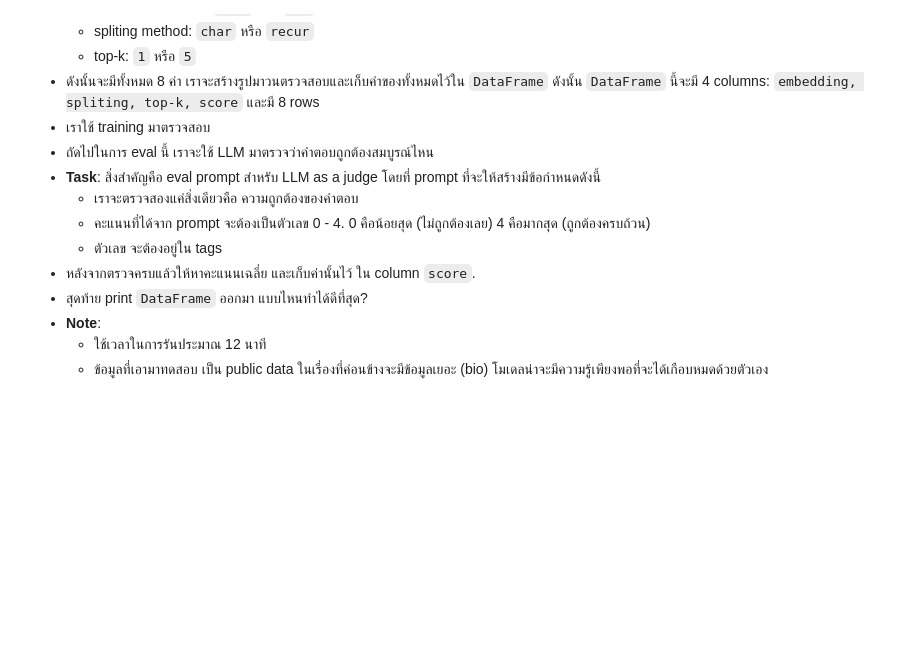
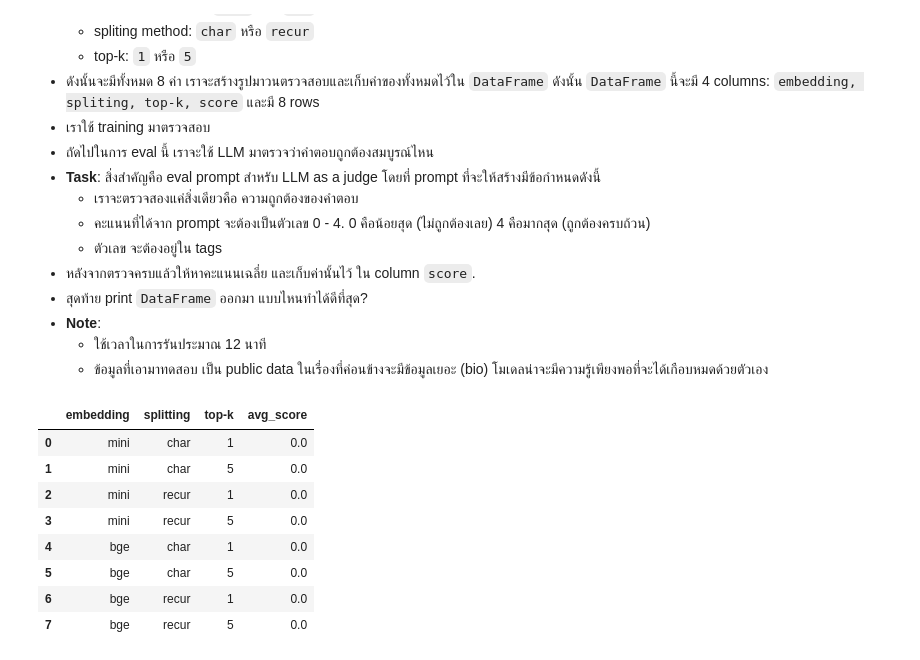
Before and after one commit to SabigBenmumin/SF323_hw, a Jupyter notebook: SF323_CN408_HW4_RAG.ipynb, the cells around one changed output. Saved outputs shown, nothing was run; the diff lists cells and outputs as text; code cells hidden in the pictures; blank space fills up the shorter version.

```diff
--- a/SF323_CN408_HW4_RAG.ipynb
+++ b/SF323_CN408_HW4_RAG.ipynb
@@ -508,6 +511,12 @@ for doc in tqdm(embedded_docs):
         records = []
         for x in range(len(ids)):
             ## **Fill in your code below**
+            records.append({
+                'id': ids[x],
+                'values': em_chunk[x].tolist(),
+                'metadata': metadatas[x]
+            })
+
 
 
 
@@ -537,7 +557,7 @@ pinecone = Pinecone(api_key=userdata.get('pinecone_key'))
 INDEX_NAME = 'hw4-rag'
 indexs = {}
 for doc in embedded_list:
-    indexs[doc] = pinecone.Index(INDEX_NAME +'-'+ doc)
+    indexs[doc] = pinecone.Index(INDEX_NAME + doc)
 # %% [markdown]
 - เติม code ในช่องด้านล่าง เพื่อ retrieve documents จาก vector database
   1. เอา query ไป embed ด้วย `embed_model`
@@ -547,10 +567,12 @@ for doc in embedded_list:
 # %%
 def retrieve_docs(query, embed_model, index, top_k):
     ## Embedding the query
-    embed_query = ...
+    embed_query = embed_model.encode(query).tolist()
 
     ## Retrieve documents
-    retrieved_docs = ...
+    retrieved_docs = index.query(vector=embed_query,
+                                 top_k=top_k,
+                                 include_metadata=True)
 
     # Get the actual text
     texts = [r['metadata']['text'] for r in retrieved_docs['matches']]
@@ -567,3 +585,18 @@ def RAG_response(query, embed_model, index, top_k=3):
+# %%
+def RAG_response(query, embed_model, index, top_k=3):
+    # return the response from the model with augmented prompt
+    retrieved_docs = retrieve_docs(query, embed_model, index, top_k)
+    context = "\n\n".join(retrieved_docs)
+    prompt = f"""You are a biochemistry expert. Answer the following question based on the provided context.
+
+Context:
+{context}
+
+Question: {query}
+
+Provide a clear, concise answer based only on the information in the context."""
+    response = generate(prompt)
+    return response
 # %%
 # Test
 query = eval_df['question'][0]
@@ -636,28 +683,41 @@ retrieval_results_df
 # %%
 combinations = [(em, split, k) for em in ['mini','bge'] for split in ['char','recur'] for k in [1, 5]]
 
 RAG_results = []
 
 for (em, split, k) in tqdm(combinations):
       avg = 0
       for i in range(len(eval_df)):
           ## Get the response from RAG_response
-          response = ...
+          response = RAG_response(eval_df['question'][i],
+                                  embeds[em],
+                                  indexs[em+'-'+split],
+                                  k)
 
           eval_prompt = f'''Your prompt here
           '''
 
           answer = generate(eval_prompt)
 
           # Extract the number in <answer> tags
           match = re.search(r'<answer>(\d+)</answer>', answer)
           if match:
               avg += int(match.group(1))
 
       RAG_results.append({'embedding':em,
                       'splitting':split,
                       'top-k':k,
                       'avg_score':avg/len(eval_df)})
 
 RAG_results = pd.DataFrame(RAG_results)
 RAG_results
+# %% [output]
+|  | embedding | splitting | top-k | avg_score |
+| 0 | mini | char | 1 | 0.0 |
+| 1 | mini | char | 5 | 0.0 |
+| 2 | mini | recur | 1 | 0.0 |
+| 3 | mini | recur | 5 | 0.0 |
+| 4 | bge | char | 1 | 0.0 |
+| 5 | bge | char | 5 | 0.0 |
+| 6 | bge | recur | 1 | 0.0 |
+| 7 | bge | recur | 5 | 0.0 |
```
Also changed, not shown: parts of 15 cells of this notebook.
